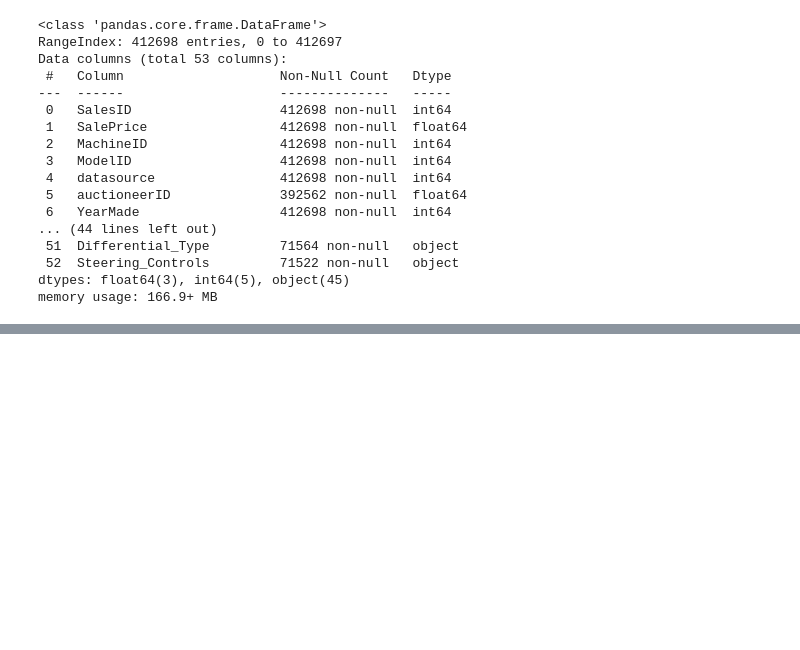
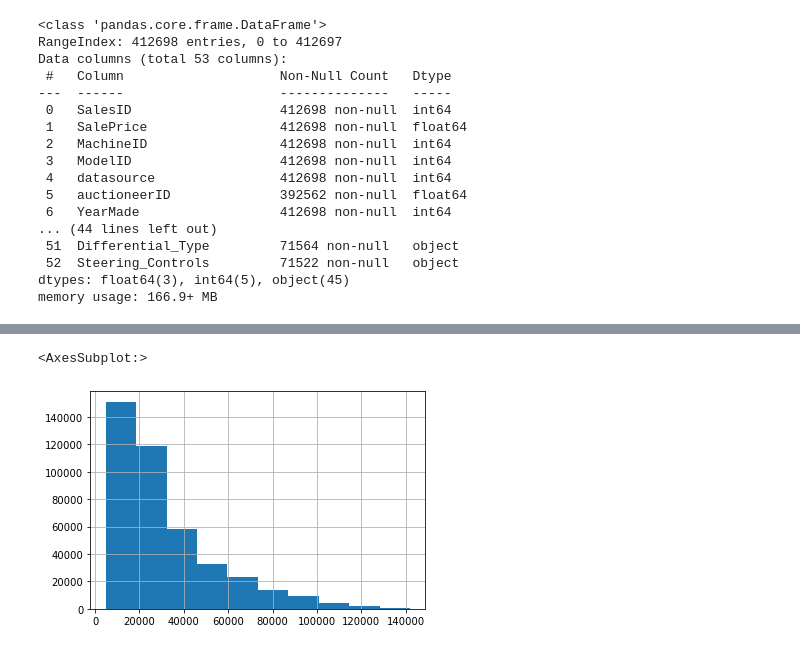
Before and after one commit to Ann-pixel/ML-bulldozer-pricing, a Jupyter notebook: Bulldozer Pricing.ipynb, the cells around one changed output, grey strips where cells are left out. Cells and saved outputs as stored; diff of their text form; code cells hidden in the pictures; blank space fills up the shorter version.

```diff
--- a/Bulldozer Pricing.ipynb
+++ b/Bulldozer Pricing.ipynb
@@ -55,0 +82,5 @@ memory usage: 166.9+ MB
+# %%
+df.SalePrice.hist()
+# %% [output]
+<AxesSubplot:>
+[figure, added]
```
Also changed, not shown: parts of 13 cells of this notebook.
